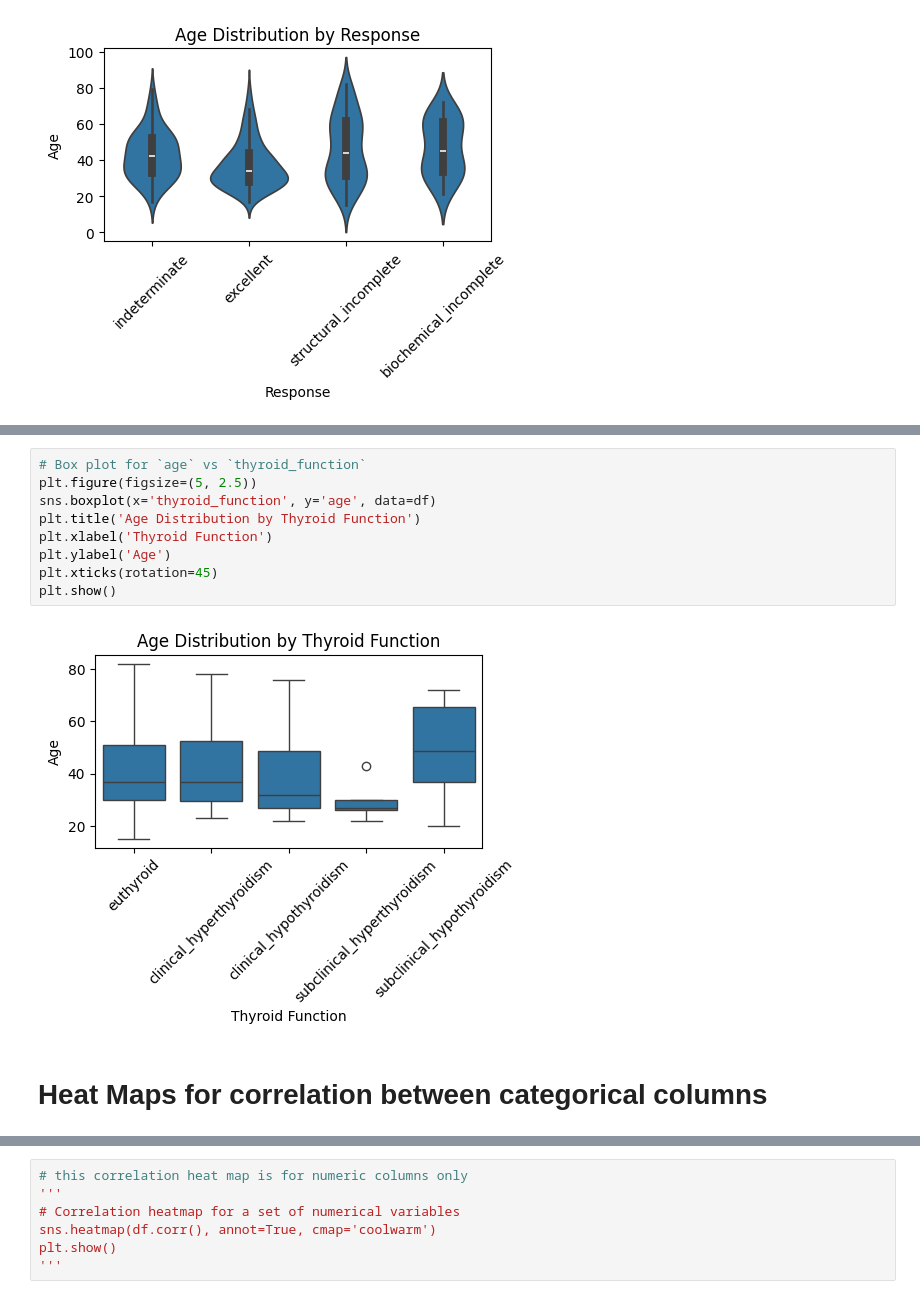
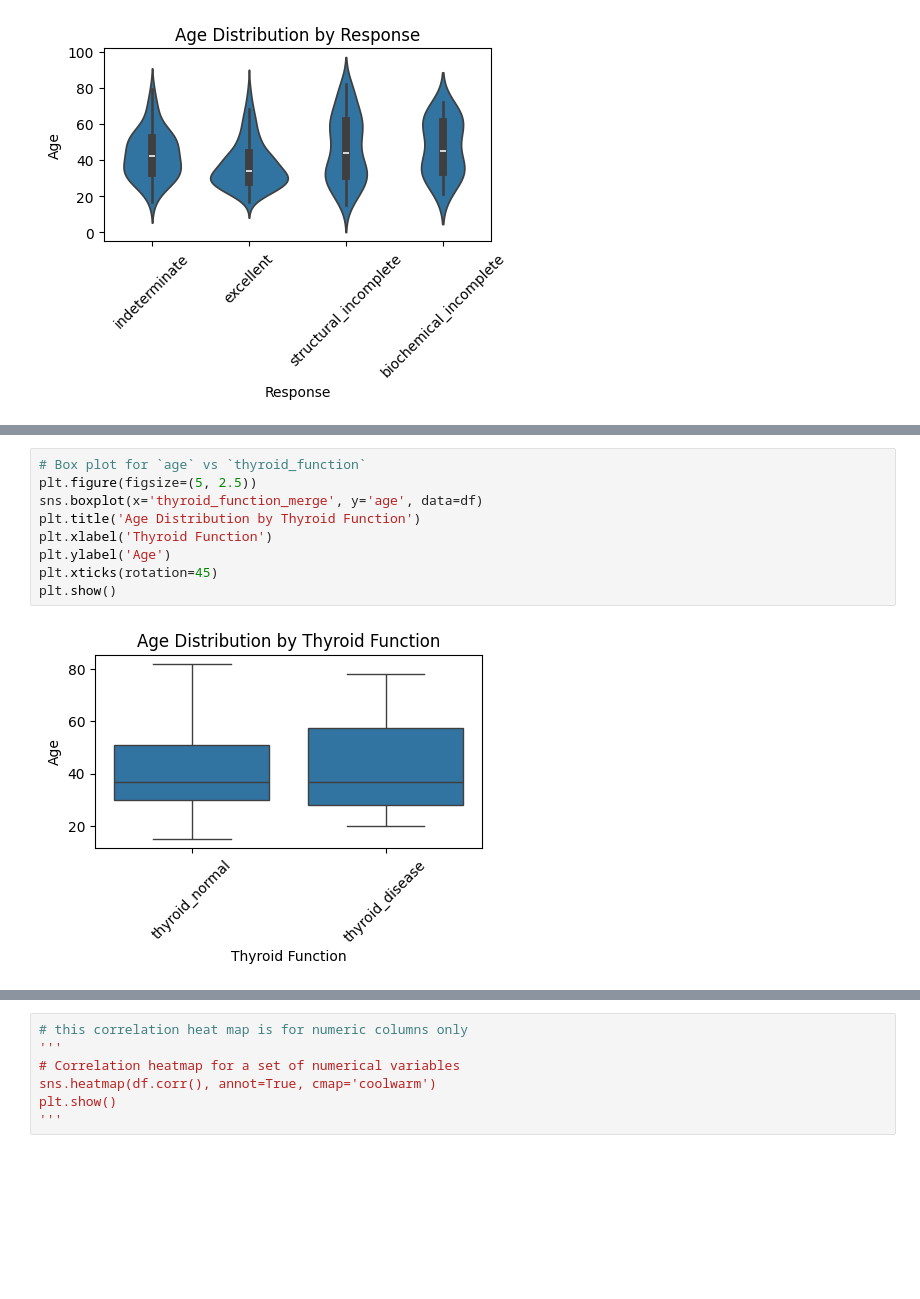
Before and after one commit to madmaxtoastflytiger/CaptStone2-Thyroid-Disease, a Jupyter notebook: 3_ThyroidDisease_EDA.ipynb, the cells around one changed output, grey strips where cells are left out. Drawn from its saved outputs; the diff is of its cells as text; blank space fills up the shorter version.

```diff
--- a/3_ThyroidDisease_EDA.ipynb
+++ b/3_ThyroidDisease_EDA.ipynb
@@ -275,13 +322,11 @@ plt.show()
 # %%
 # Box plot for `age` vs `thyroid_function`
 plt.figure(figsize=(5, 2.5))
-sns.boxplot(x='thyroid_function', y='age', data=df)
+sns.boxplot(x='thyroid_function_merge', y='age', data=df)
 plt.title('Age Distribution by Thyroid Function')
 plt.xlabel('Thyroid Function')
 plt.ylabel('Age')
 plt.xticks(rotation=45)
 plt.show()
 # %% [output]
-[figure, old version]
+[figure, new version]
-# %% [markdown]
-# Heat Maps for correlation between categorical columns
```
Also changed, not shown: parts of 43 cells of this notebook, 2 other files.
